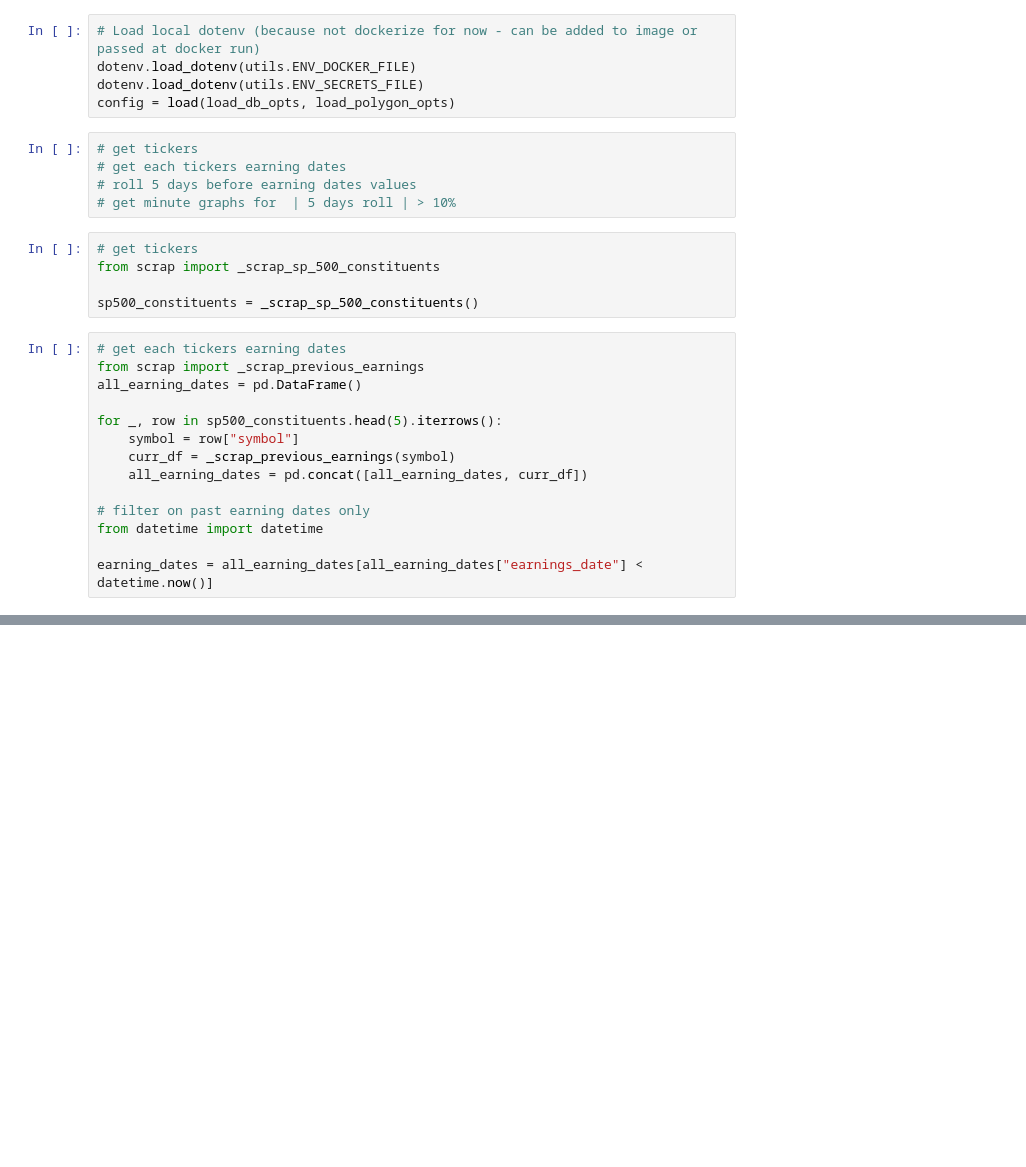
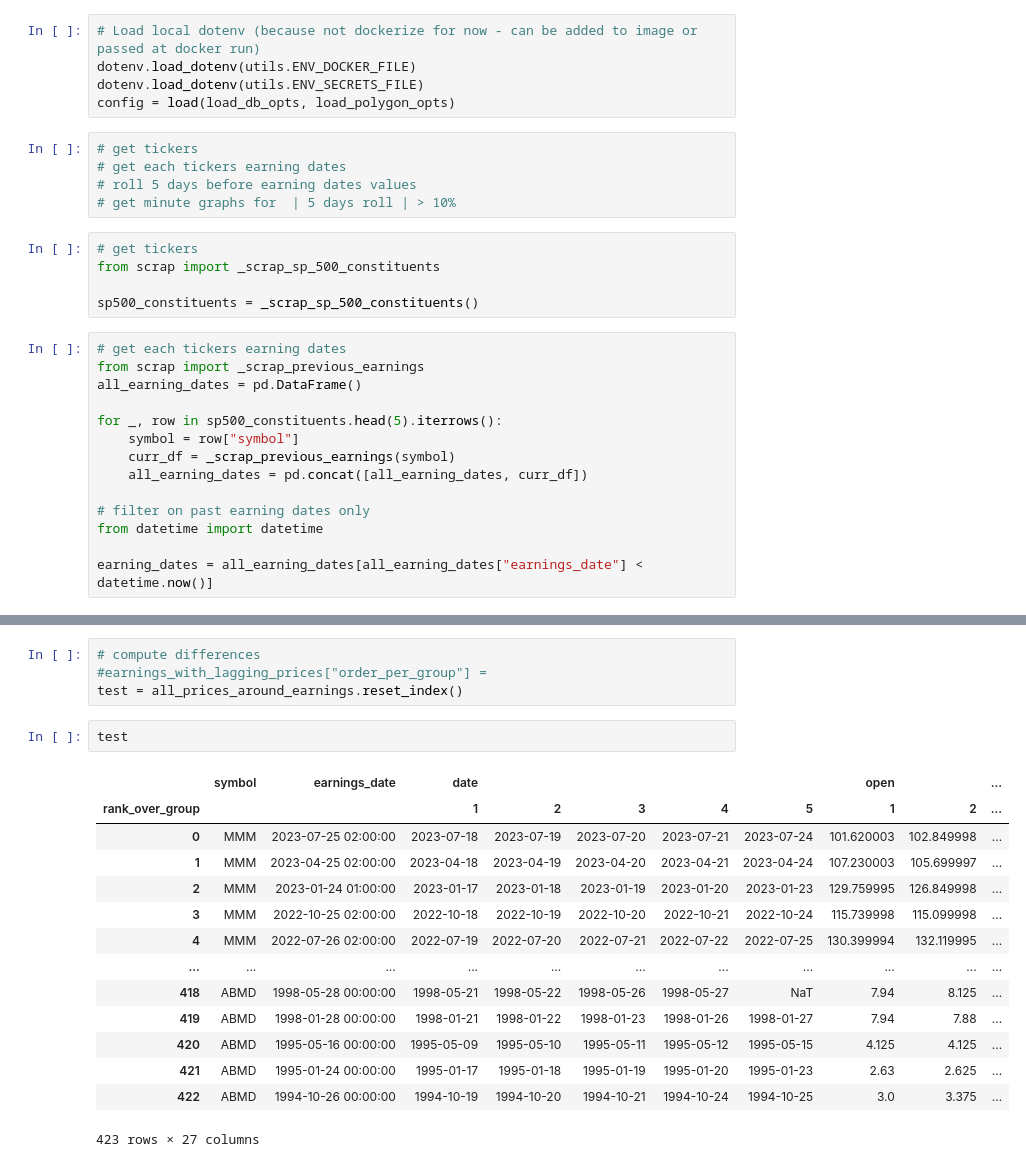
Before and after one commit to ShikoteiCoding/finexplore, a Jupyter notebook: exploration/feat_and_green_analysis.ipynb, the cells around one changed output, grey strips where cells are left out. Cells and saved outputs as stored; diff of their text form; blank space fills up the shorter version.

```diff
--- a/exploration/feat_and_green_analysis.ipynb
+++ b/exploration/feat_and_green_analysis.ipynb
@@ -128,0 +94,21 @@ print(earnings_with_lagging_prices)
+# %%
+# compute differences
+#earnings_with_lagging_prices["order_per_group"] =
+test = all_prices_around_earnings.reset_index()
+# %%
+test
+# %% [output]
+|  | symbol | earnings_date | date |  |  |  |  | open |  | ... |
+| rank_over_group |  |  | 1 | 2 | 3 | 4 | 5 | 1 | 2 | ... |
+| 0 | MMM | 2023-07-25 02:00:00 | 2023-07-18 | 2023-07-19 | 2023-07-20 | 2023-07-21 | 2023-07-24 | 101.620003 | 102.849998 | ... |
+| 1 | MMM | 2023-04-25 02:00:00 | 2023-04-18 | 2023-04-19 | 2023-04-20 | 2023-04-21 | 2023-04-24 | 107.230003 | 105.699997 | ... |
+| 2 | MMM | 2023-01-24 01:00:00 | 2023-01-17 | 2023-01-18 | 2023-01-19 | 2023-01-20 | 2023-01-23 | 129.759995 | 126.849998 | ... |
+| 3 | MMM | 2022-10-25 02:00:00 | 2022-10-18 | 2022-10-19 | 2022-10-20 | 2022-10-21 | 2022-10-24 | 115.739998 | 115.099998 | ... |
+| 4 | MMM | 2022-07-26 02:00:00 | 2022-07-19 | 2022-07-20 | 2022-07-21 | 2022-07-22 | 2022-07-25 | 130.399994 | 132.119995 | ... |
+| ... | ... | ... | ... | ... | ... | ... | ... | ... | ... | ... |
+| 418 | ABMD | 1998-05-28 00:00:00 | 1998-05-21 | 1998-05-22 | 1998-05-26 | 1998-05-27 | NaT | 7.94 | 8.125 | ... |
+| 419 | ABMD | 1998-01-28 00:00:00 | 1998-01-21 | 1998-01-22 | 1998-01-23 | 1998-01-26 | 1998-01-27 | 7.94 | 7.88 | ... |
+| 420 | ABMD | 1995-05-16 00:00:00 | 1995-05-09 | 1995-05-10 | 1995-05-11 | 1995-05-12 | 1995-05-15 | 4.125 | 4.125 | ... |
+| 421 | ABMD | 1995-01-24 00:00:00 | 1995-01-17 | 1995-01-18 | 1995-01-19 | 1995-01-20 | 1995-01-23 | 2.63 | 2.625 | ... |
+| 422 | ABMD | 1994-10-26 00:00:00 | 1994-10-19 | 1994-10-20 | 1994-10-21 | 1994-10-24 | 1994-10-25 | 3.0 | 3.375 | ... |
+423 rows × 27 columns
```
Also changed, not shown: parts of 8 cells of this notebook.
